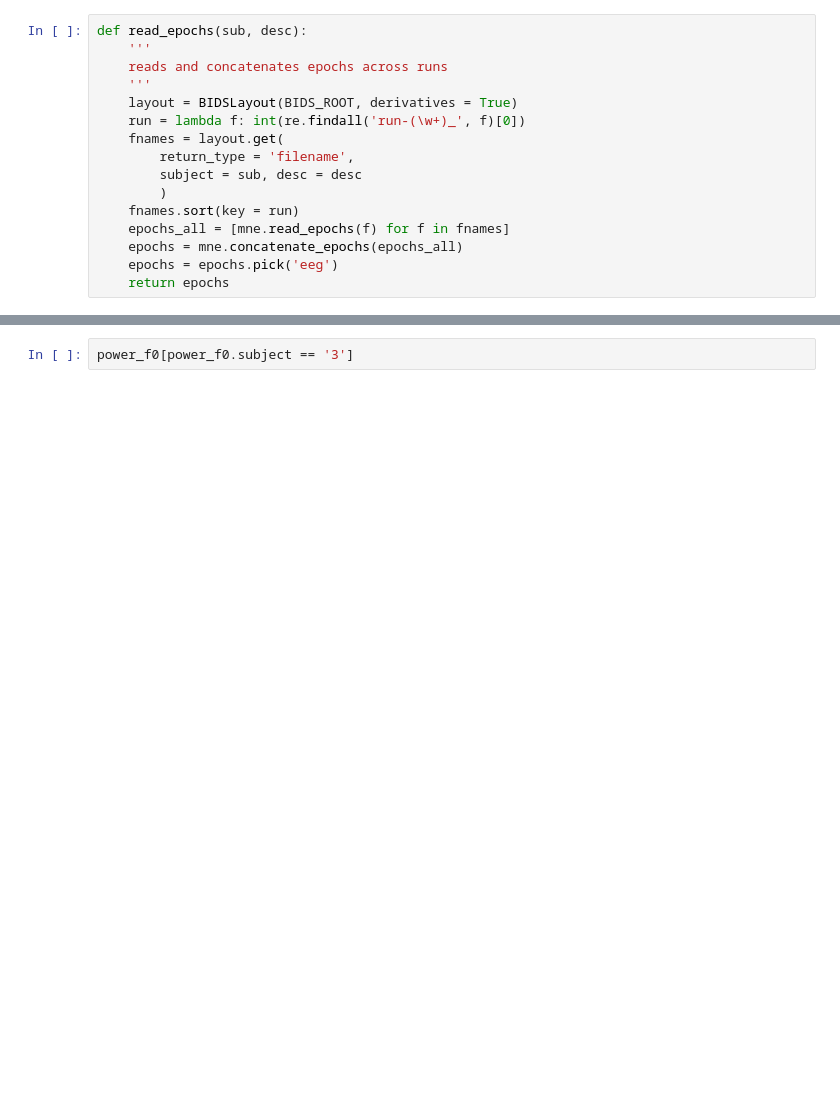
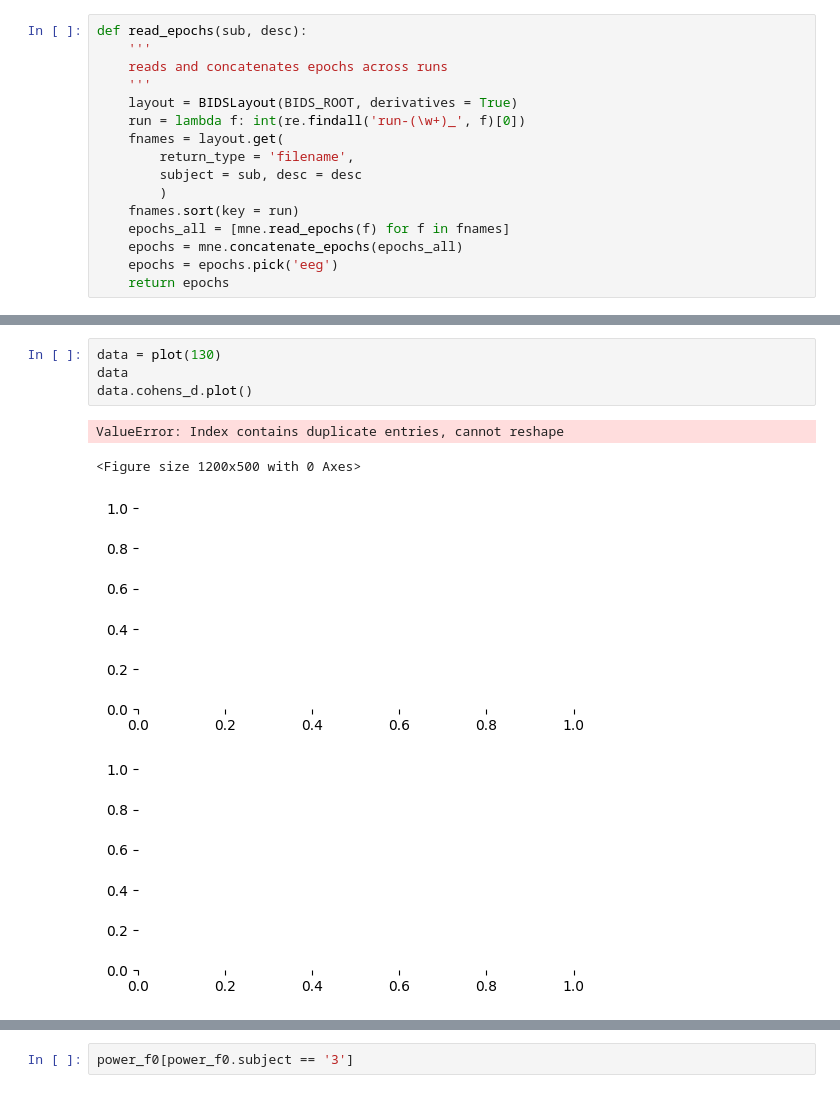
Before and after one commit to letitiayhho/tone-target-monitoring, a Jupyter notebook: analysis/microstates.ipynb, the cells around one changed output, grey strips where cells are left out. Cells and saved outputs as stored; diff of their text form; blank space fills up the shorter version.

```diff
--- a/analysis/microstates.ipynb
+++ b/analysis/microstates.ipynb
@@ -277,0 +453,8 @@ microstate:target:stim  0.6933 16.0000 640.0000 0.8022
+# %%
+data = plot(130)
+data
+data.cohens_d.plot()
+# %% [output]
+ValueError: Index contains duplicate entries, cannot reshape
+<Figure size 1200x500 with 0 Axes>
+[figure, added]
```
Also changed, not shown: parts of 21 cells of this notebook, 1 other file.
